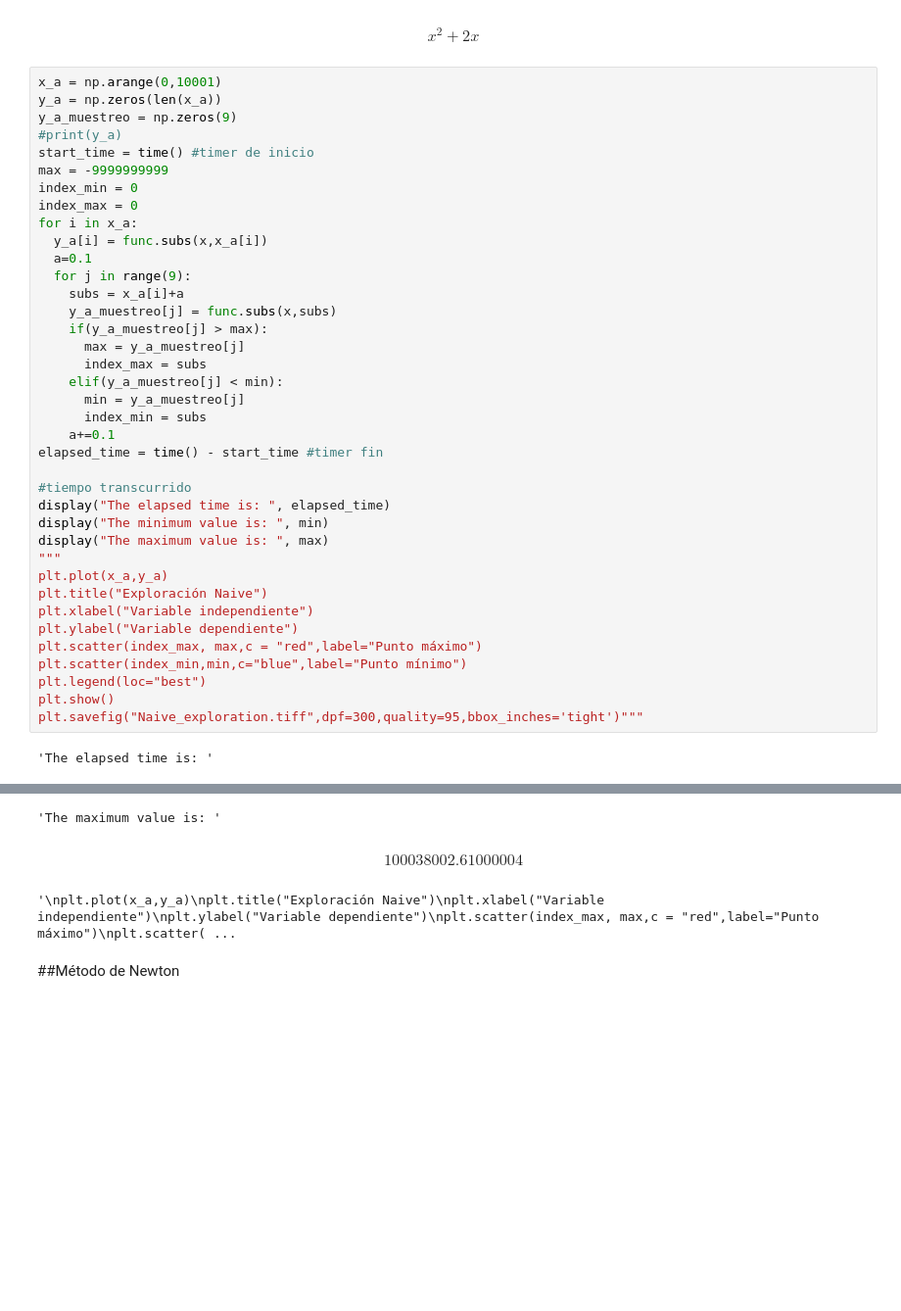
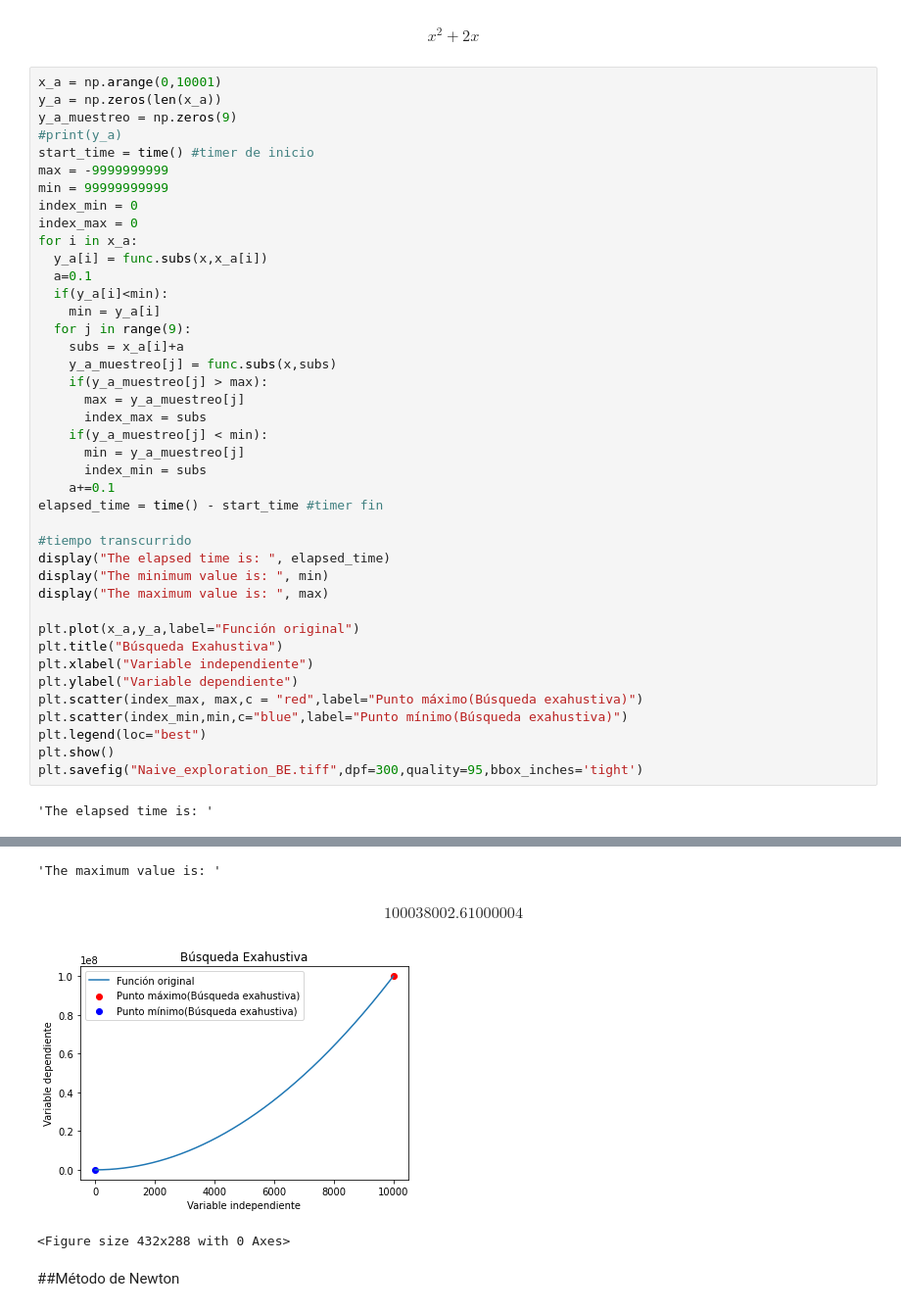
Before and after one commit to AlejandroLopez105/Computacion3, a Jupyter notebook: Optimización.ipynb, the cells around one changed output, grey strips where cells are left out. Shown at 98% size. Drawn from its saved outputs; the diff is of its cells as text; blank space fills up the shorter version.

```diff
--- a/Optimización.ipynb
+++ b/Optimización.ipynb
@@ -35,18 +35,21 @@ y_a_muestreo = np.zeros(9)
 #print(y_a)
 start_time = time() #timer de inicio
 max = -9999999999
+min = 99999999999
 index_min = 0
 index_max = 0
 for i in x_a:
   y_a[i] = func.subs(x,x_a[i])
   a=0.1
+  if(y_a[i]<min):
+    min = y_a[i]
   for j in range(9):
     subs = x_a[i]+a
     y_a_muestreo[j] = func.subs(x,subs)
     if(y_a_muestreo[j] > max):
       max = y_a_muestreo[j]
       index_max = subs
-    elif(y_a_muestreo[j] < min):
+    if(y_a_muestreo[j] < min):
       min = y_a_muestreo[j]
       index_min = subs
     a+=0.1
@@ -56,15 +59,15 @@ elapsed_time = time() - start_time #timer fin
 display("The elapsed time is: ", elapsed_time)
 display("The minimum value is: ", min)
 display("The maximum value is: ", max)
-"""
-plt.plot(x_a,y_a)
-plt.title("Exploración Naive")
+
+plt.plot(x_a,y_a,label="Función original")
+plt.title("Búsqueda Exahustiva")
 plt.xlabel("Variable independiente")
 plt.ylabel("Variable dependiente")
-plt.scatter(index_max, max,c = "red",label="Punto máximo")
-plt.scatter(index_min,min,c="blue",label="Punto mínimo")
+plt.scatter(index_max, max,c = "red",label="Punto máximo(Búsqueda exahustiva)")
+plt.scatter(index_min,min,c="blue",label="Punto mínimo(Búsqueda exahustiva)")
 plt.legend(loc="best")
 plt.show()
-plt.savefig("Naive_exploration.tiff",dpf=300,quality=95,bbox_inches='tight')"""
+plt.savefig("Naive_exploration_BE.tiff",dpf=300,quality=95,bbox_inches='tight')
 # %% [output]
 'The elapsed time is: '
@@ -72,8 +75,9 @@ $$46.975985527038574$$
 'The minimum value is: '
 $$0.0$$
 'The maximum value is: '
 $$100038002.61000004$$
+[figure, added]
-'\nplt.plot(x_a,y_a)\nplt.title("Exploración Naive")\nplt.xlabel("Variable independiente")\nplt.ylabel("Variable dependiente")\nplt.scatter(index_max, max,c = "red",label="Punto máximo")\nplt.scatter( ...
+<Figure size 432x288 with 0 Axes>
 # %% [markdown]
 ##Método de Newton
 # %%
```
Also changed, not shown: parts of 4 cells of this notebook.
